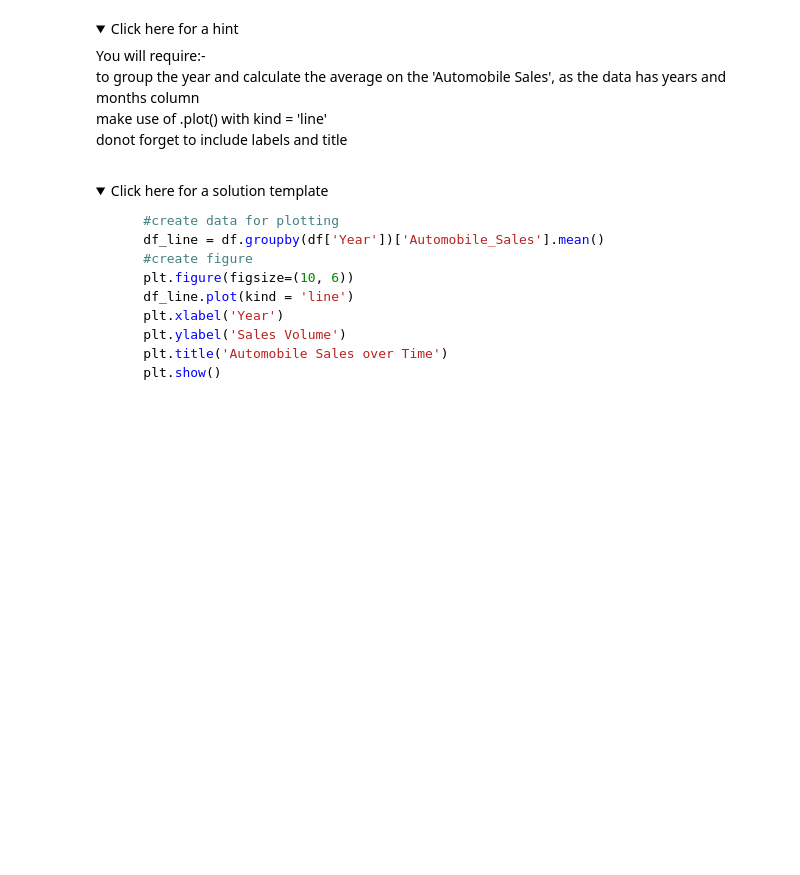
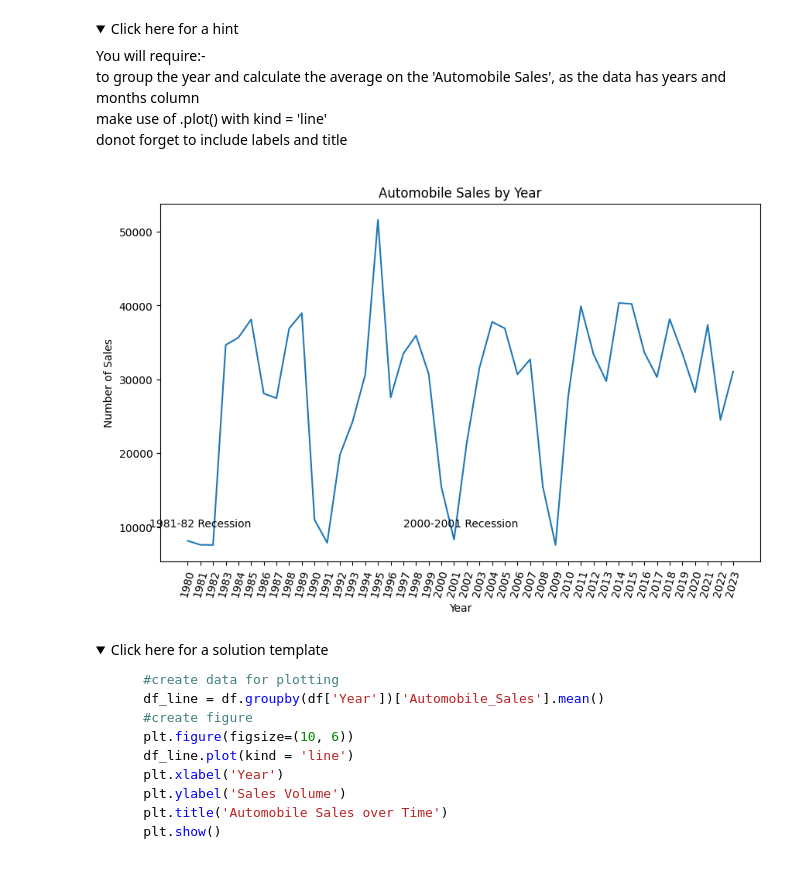
Before and after one commit to felix553/Data-Analyst-IBM-Course, a Jupyter notebook: Data Visualisation and Dashboards with Excel and Cognos/Week 5/DV0101EN-Exercise-Final-Assignment-Part-1-20230614-1686700800.jupyterlite.ipynb, the cells around one changed output. Saved outputs shown, nothing was run; the diff lists cells and outputs as text; code cells hidden in the pictures; folded sections open; blank space fills up the shorter version.

```diff
--- a/Data Visualisation and Dashboards with Excel and Cognos/Week 5/DV0101EN-Exercise-Final-Assignment-Part-1-20230614-1686700800.jupyterlite.ipynb
+++ b/Data Visualisation and Dashboards with Excel and Cognos/Week 5/DV0101EN-Exercise-Final-Assignment-Part-1-20230614-1686700800.jupyterlite.ipynb
@@ -133,12 +140,10 @@ By examining various factors mentioned above from the dataset, you aim to gain i
 # %% [markdown]
 #### For your convenience, we have already written code to import the data below.
 # %%
-from js import fetch
+
 import io
 
 URL = "https://cf-courses-data.s3.us.cloud-object-storage.appdomain.cloud/IBMDeveloperSkillsNetwork-DV0101EN-SkillsNetwork/Data%20Files/historical_automobile_sales.csv"
-resp = await fetch(URL)
-text = io.BytesIO((await resp.arrayBuffer()).to_py())
-import pandas as pd
-df = pd.read_csv(text)
+
+df = pd.read_csv(URL)
 print('Data downloaded and read into a dataframe!')
@@ -161,6 +184,20 @@ You will require:-
 <br>make use of .plot() with kind = 'line'
 <br>donot forget to include labels and title
 </details>
+# %%
+df_year = df.groupby('Year')['Automobile_Sales'].sum()
+
+plt.figure(figsize=(10,6))
+ax = plt.plot(df_year)
+plt.title('Automobile Sales by Year')
+plt.xlabel('Year')
+plt.ylabel('Number of Sales')
+plt.xticks(list(range(1980,2024)), rotation = 75)
+plt.text(1977, 10000, '1981-82 Recession')
+plt.text(1997, 10000, '2000-2001 Recession')
+plt.savefig('Line_Plot_1.png')
+# %% [output]
+[figure, added]
 # %% [markdown]
 <details><summary>Click here for a solution template</summary>
 
```
Also changed, not shown: parts of 11 cells of this notebook, 7 other files.
